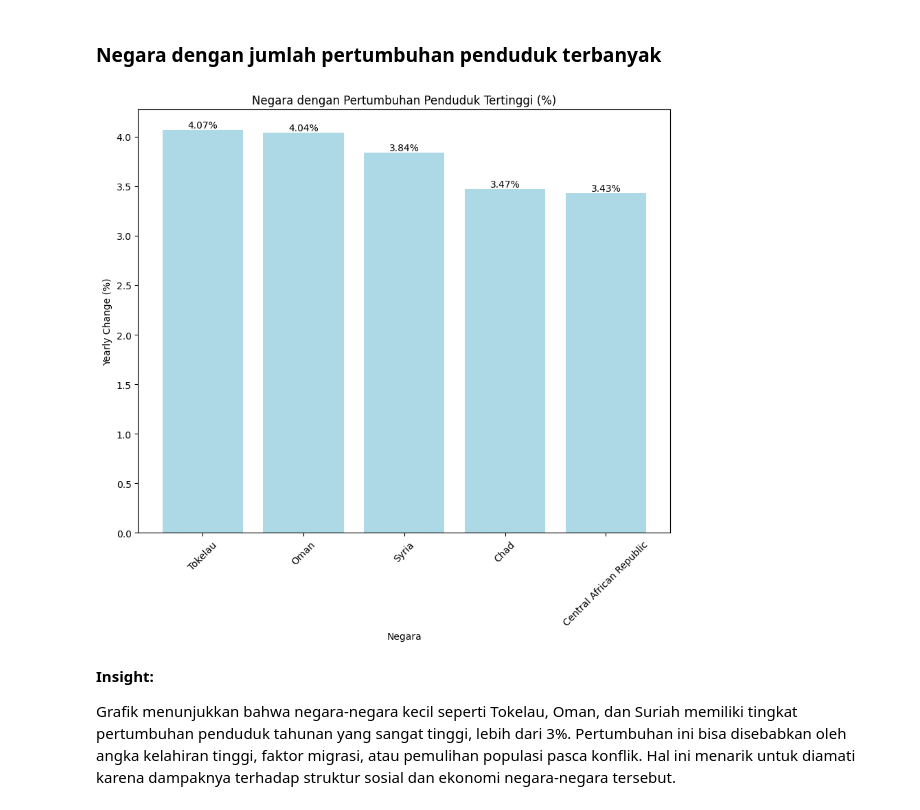
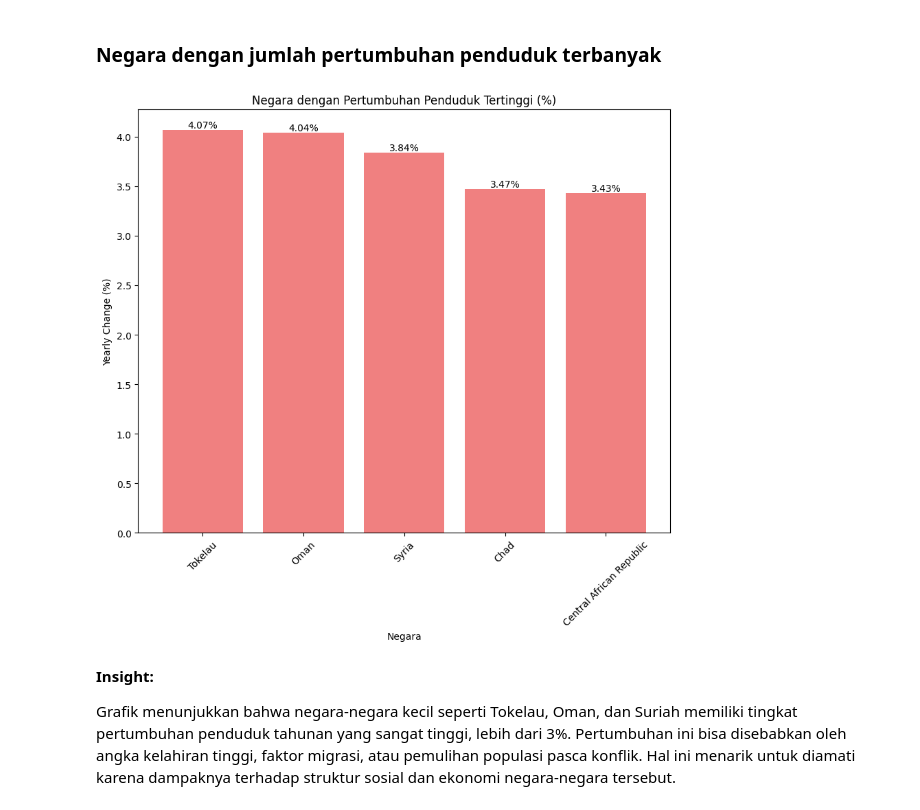
Before and after one commit to IsmaDDamara/Web-Scraping-and-Data-Analysis-from-Worldometer, a Jupyter notebook: notebook/analysis_file.ipynb, the cells around one changed output. Cells and saved outputs as stored; diff of their text form; code cells hidden in the pictures.

```diff
--- a/notebook/analysis_file.ipynb
+++ b/notebook/analysis_file.ipynb
@@ -409,22 +414,22 @@ display(result)
 # %%
 data_pertumbuhan = df_clean.nlargest(5, "Yearly Change (%)").reset_index()
 plt.figure(figsize=(10, 8))
-plt.bar(data_pertumbuhan['Country'], data_pertumbuhan['Yearly Change (%)'],  color='lightblue')
+plt.bar(data_pertumbuhan['Country'], data_pertumbuhan['Yearly Change (%)'],  color='lightcoral')
 
 plt.title("Negara dengan Pertumbuhan Penduduk Tertinggi (%)")
 plt.xlabel("Negara")
 plt.ylabel("Yearly Change (%)")
 
 # Rotasi label biar tidak bertumpuk
 plt.xticks(rotation=45)
 
 # Tambahkan nilai di atas bar
 for i, v in enumerate(data_pertumbuhan['Yearly Change (%)']):
     plt.text(i, v, f"{v:.2f}%", ha='center', va='bottom' if v>0 else 'top')
 
 plt.show()
 # %% [output]
-[figure, old version]
+[figure, new version]
 # %% [markdown]
 **Insight:**
 
```
Also changed, not shown: parts of 6 cells of this notebook.
